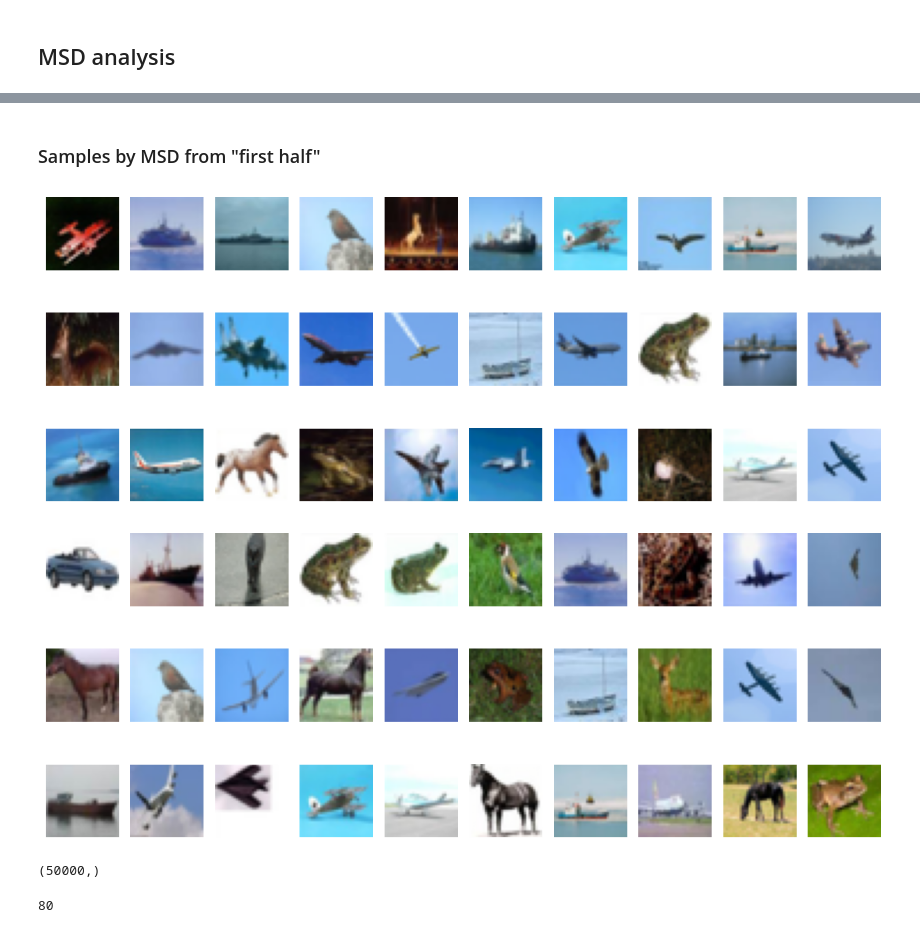
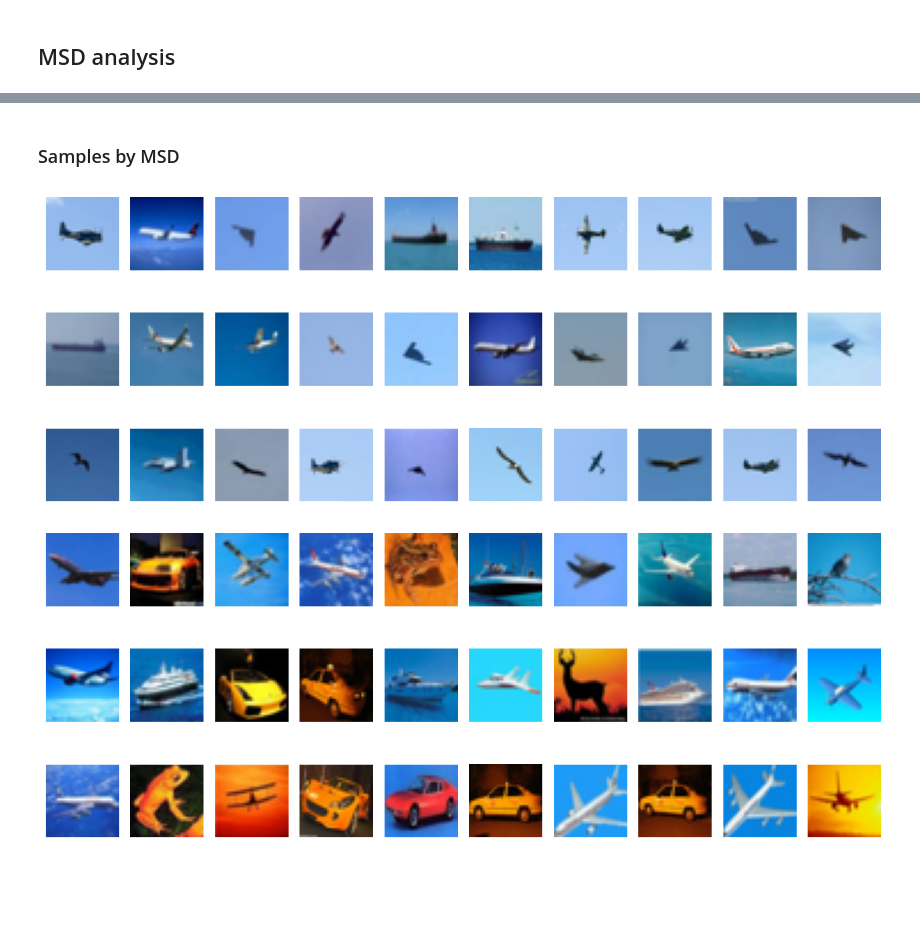
Before and after one commit to Natifick/Unsupervisely-Hard, a Jupyter notebook: ss_contrastive.ipynb, the cells around one changed output, grey strips where cells are left out. Cells and saved outputs as stored; diff of their text form; code cells hidden in the pictures; blank space fills up the shorter version.

Commit message:
fixed some problems, new plots, unfinished experiments

```diff
--- a/ss_contrastive.ipynb
+++ b/ss_contrastive.ipynb
@@ -118,10 +57,13 @@ class BarlowTwins(nn.Module):
         x = self.backbone(x).flatten(start_dim=1)
         z = self.projection_head(x)
         return z
+
+    def encode(self, x):
+        return self.backbone(x).flatten(start_dim=1)
 # %%
 CHS = 3
 IMG_SIZE = (32, 32)
-BS = 128
+BS = 512
 
 class BYOLTransformWrapped(MultiViewTransform):
         """Appends BYOL transform output with not augmented images"""
@@ -141,15 +83,8 @@ transform_train = BYOLTransformWrapped( # note: this thing works only with 3
         view_2_transform=BYOLView2Transform(input_size=IMG_SIZE[0], gaussian_blur=0.0),
 )
 
-transform_test = T.Compose([
-    T.ToTensor(),
-    T.Normalize(mean=IMAGENET_NORMALIZE["mean"], std=IMAGENET_NORMALIZE["std"])
-])
-
-ds_train = datasets.CIFAR10(root='../data', transform=transform_train, download=True)
-# ds_test = datasets.CIFAR10(root='../data', transform=transform_test, download=True)
-train_loader = DataLoader(ds_train, batch_size=BS, shuffle=False, drop_last=True) # don't shuffle
-# test_loader = DataLoader(ds_test, batch_size=BS, shuffle=False, drop_last=False)
+ds_train = IndexedDataset(datasets.CIFAR10(root='../data', transform=transform_train, download=True))
+train_loader = DataLoader(ds_train, batch_size=BS, shuffle=True, drop_last=False)
 # %% [output]
 Files already downloaded and verified
 # %%
@@ -174,26 +100,27 @@ print(model_param_count(backbone))
 # MSD experiment
 import gc
 
-NUM_EPOCHS=20
+NUM_EPOCHS=75
 
 model = BarlowTwins(backbone).to(DEVICE)
 criterion = BarlowTwinsLoss()
 optimizer = torch.optim.Adam(model.parameters(), lr=1e-3)
-msd_tracker = MeanSquareDistancesStat(len(ds_train), BS, NUM_EPOCHS, hidden_dim=2048, track_mle=False)
+repr_buffer = RepresentationBuffer(len(ds_train), 512)
+msd_tracker = MeanSquareDistancesStat(len(ds_train), NUM_EPOCHS, 512, repr_buffer)
 
 for epoch in range(NUM_EPOCHS):
     total_loss = 0
-    for x, _ in train_loader:
+    for idx, x, _ in train_loader:
         model.train()
         x_orig, x0, x1 = x
         x_orig = x_orig.to(DEVICE)
         x0 = x0.to(DEVICE)
         x1 = x1.to(DEVICE)
 
-        z0 = model(x0)
-        z1 = model(x1)
+        projection_0 = model(x0)
+        projection_1 = model(x1)
 
-        loss = criterion(z0, z1)
+        loss = criterion(projection_0, projection_1)
         total_loss += loss.detach()
         loss.backward()
 
@@ -202,9 +129,9 @@ for epoch in range(NUM_EPOCHS):
 
         model.eval()
         with torch.no_grad():
-            z = model(x_orig)
+            z = model.encode(x_orig) # note: repr obtained only from backbone
             z = z.cpu()
-            msd_tracker.push(z)
+            msd_tracker.push((idx, z))
 
     avg_loss = total_loss / len(train_loader)
     print(f"epoch: {epoch:>02}, loss: {avg_loss:.5f}")
@@ -214,4 +141,8 @@ for epoch in range(NUM_EPOCHS):
     gc.collect()
 
     print(f"mean msd: {np.mean(msd_tracker.msd_hist[epoch].cpu().detach().numpy()):.3f}")
+
+
+# save tensor with msd hist for later
+torch.save(msd_tracker.msd_hist, 'msd_hist.pt')
 # %% [output]
@@ -236,7 +167,7 @@ mean msd: 29.617
 ## MSD analysis
 # %%
 plt.figure(figsize=(11, 6))
-msd_hist = np.array(msd_tracker.msd_hist[:NUM_EPOCHS])
+msd_hist = np.array(msd_tracker.msd_hist[1:NUM_EPOCHS])
 plt.plot(msd_hist.mean(axis=1))
 plt.show()
 # %% [output]
@@ -264,24 +187,15 @@ plt.show()
 # %% [markdown]
-### Samples by MSD from "first half"
+### Samples by MSD
 # %%
 # images with maximum mean msd
 N=30
-imgs = torch.cat([ds_train[idx][0][0].reshape(1, 3, 32, 32) for idx in np.argsort(msd_means)[-N:]])
+imgs = torch.cat([ds_train[idx][1][0].reshape(1, 3, 32, 32) for idx in np.argsort(msd_means)[-N:]])
 plot_images(imgs, IMAGENET_NORMALIZE["mean"], IMAGENET_NORMALIZE["std"], n=N)
 # %% [output]
-[figure, old version]
+[figure, new version]
 # %%
 # images with max mean std of msd
-imgs = torch.cat([ds_train[idx][0][0].reshape(1, 3, 32, 32) for idx in np.argsort(msd_stds)[-N:]])
+imgs = torch.cat([ds_train[idx][1][0].reshape(1, 3, 32, 32) for idx in np.argsort(msd_stds)[-N:]])
 plot_images(imgs, IMAGENET_NORMALIZE["mean"], IMAGENET_NORMALIZE["std"], N)
 # %% [output]
-[figure, old version]
+[figure, new version]
-# %%
-msd_means.shape
-# %% [output]
-(50000,)
-# %%
-# remove zeros caused by removed last batch
-- len(msd_means_no_zeros) + len(msd_means[msd_means == 0]) # 80
-# %% [output]
-80
```
Also changed, not shown: parts of 21 cells of this notebook, 2 other files.
